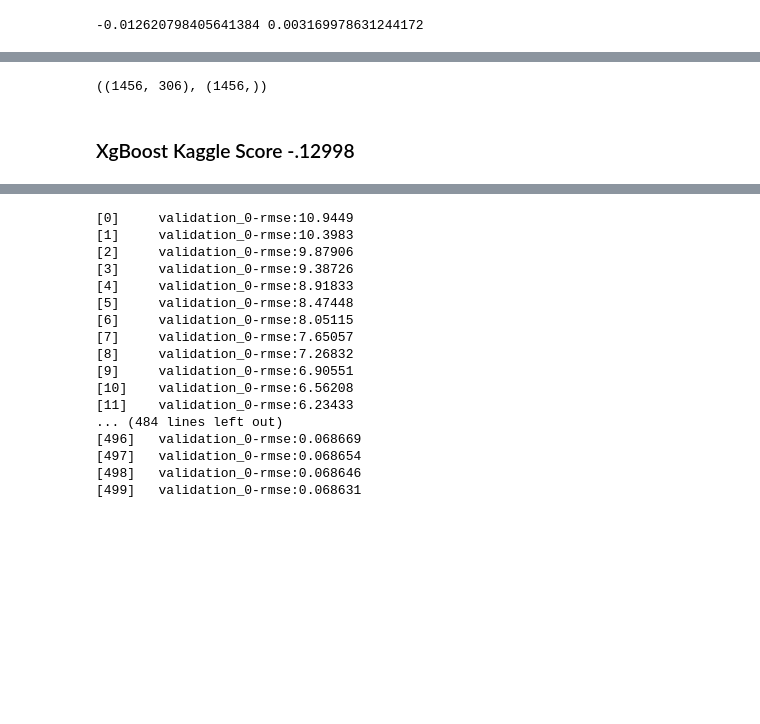
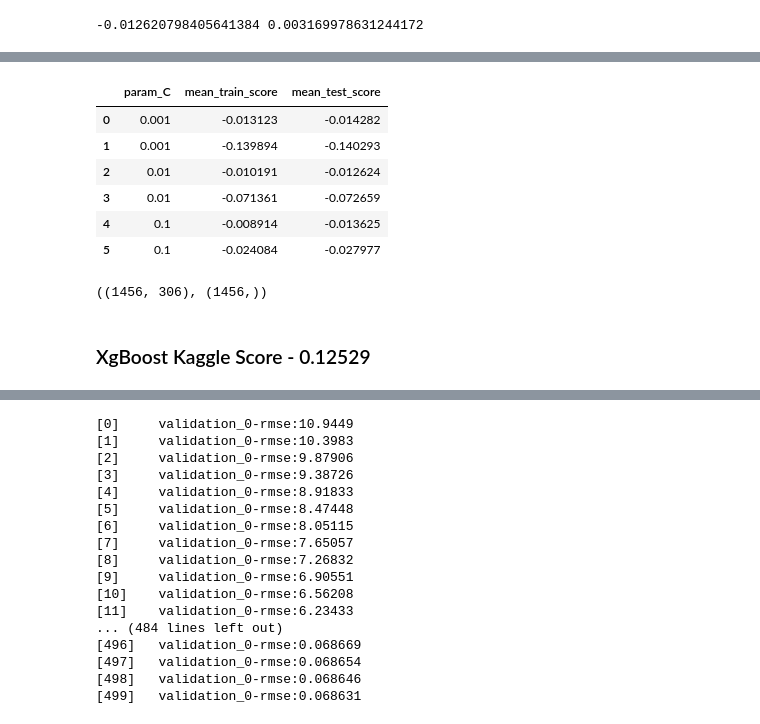
Before and after one commit to irfanhasib0/Machine-Learning, a Jupyter notebook: LR_SVM_XGBOOST_2_Layer_V-8_Final-Report.ipynb, the cells around one changed output, grey strips where cells are left out. Drawn from its saved outputs; the diff is of its cells as text; code cells hidden in the pictures; blank space fills up the shorter version.

```diff
--- a/LR_SVM_XGBOOST_2_Layer_V-8_Final-Report.ipynb
+++ b/LR_SVM_XGBOOST_2_Layer_V-8_Final-Report.ipynb
@@ -670,3 +770,13 @@ print('scorer',clf.scorer_,'best_score',clf.best_score_)
+# %%
+z
+# %% [output]
+|  | param_C | mean_train_score | mean_test_score |
+| 0 | 0.001 | -0.013123 | -0.014282 |
+| 1 | 0.001 | -0.139894 | -0.140293 |
+| 2 | 0.01 | -0.010191 | -0.012624 |
+| 3 | 0.01 | -0.071361 | -0.072659 |
+| 4 | 0.1 | -0.008914 | -0.013625 |
+| 5 | 0.1 | -0.024084 | -0.027977 |
 # %%
 ntrain = train.shape[0]
 ntest = test.shape[0]
@@ -685,4 +795,4 @@ _train_x.shape,_train_y.shape
 # %% [output]
 ((1456, 306), (1456,))
 # %% [markdown]
-### XgBoost Kaggle Score -.12998
+### XgBoost Kaggle Score - 0.12529
```
Also changed, not shown: parts of 22 cells of this notebook, 1 other file.
